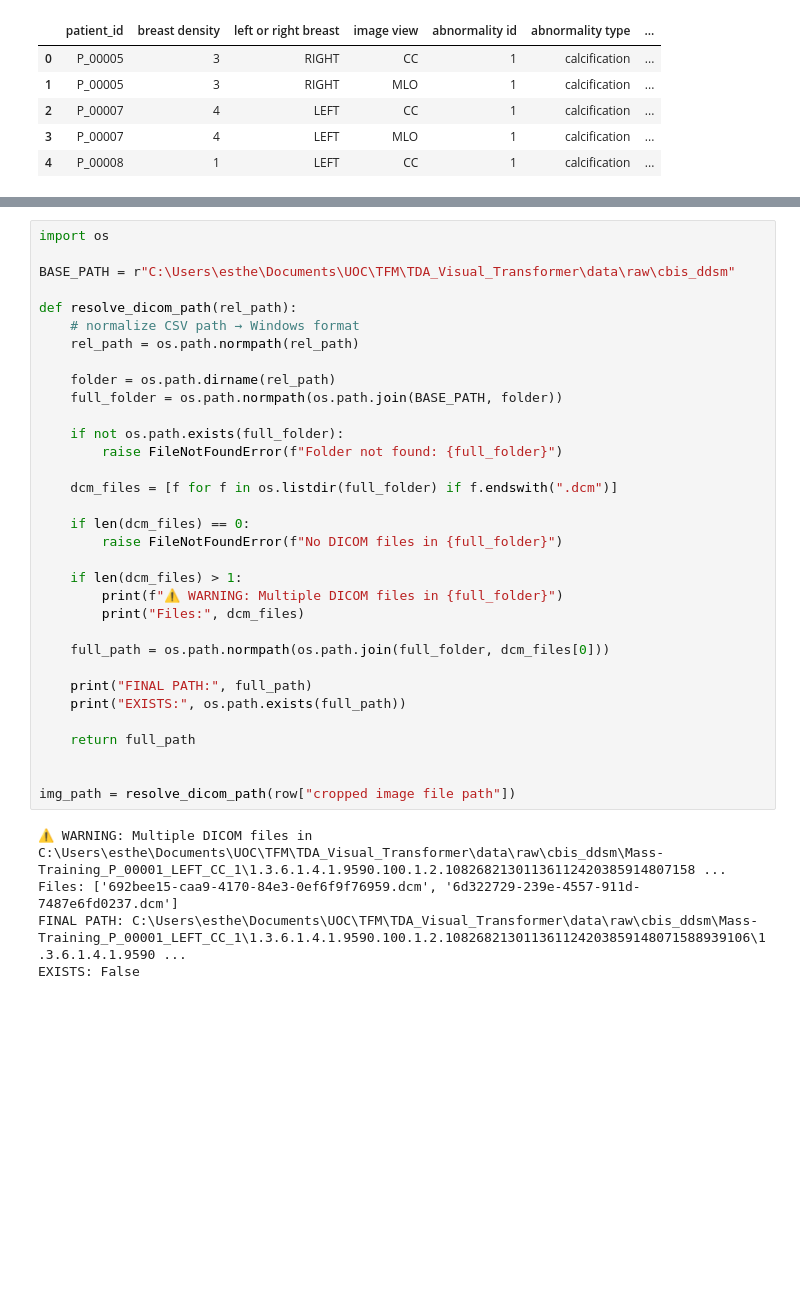
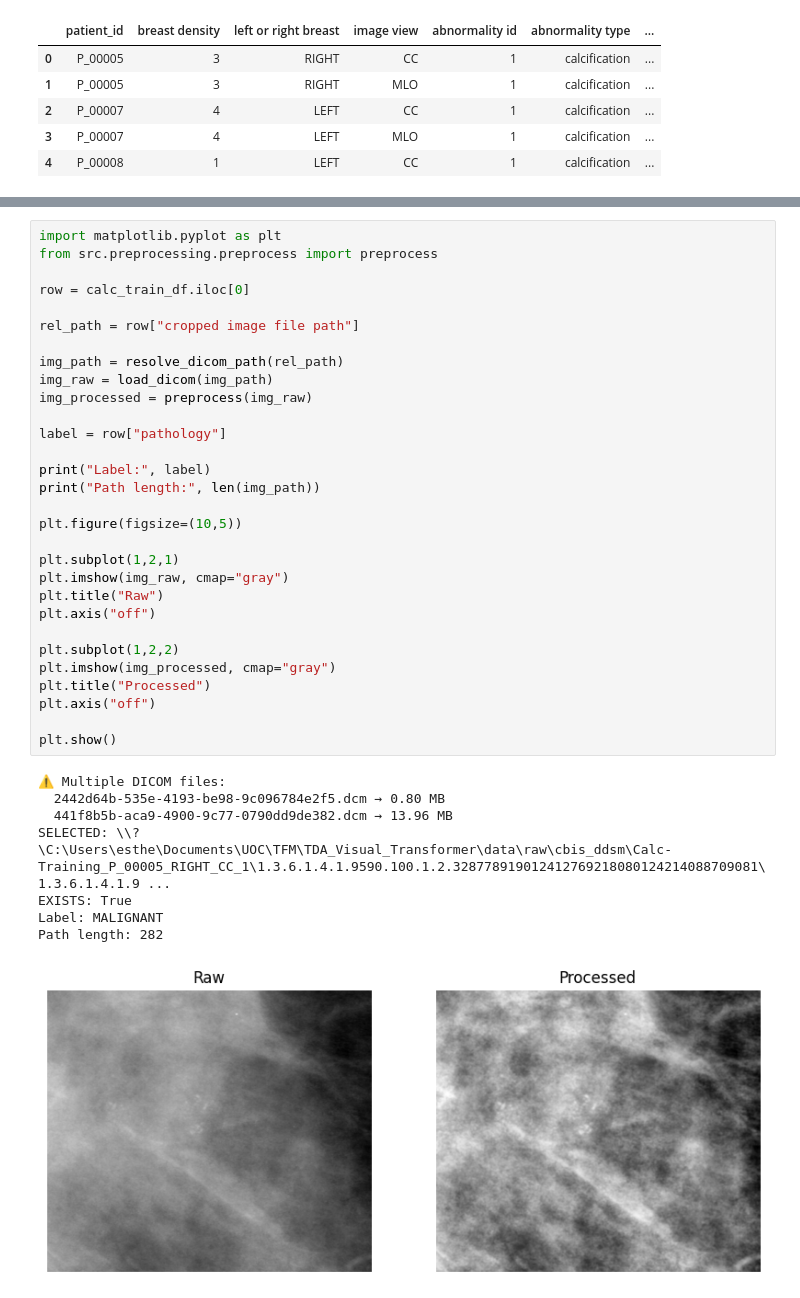
Before and after one commit to EstherRH00/TDA_Visual_Transformer, a Jupyter notebook: notebook.ipynb, the cells around one changed output, grey strips where cells are left out. Cells and saved outputs as stored; diff of their text form; blank space fills up the shorter version.

```diff
--- a/notebook.ipynb
+++ b/notebook.ipynb
@@ -177,38 +288,39 @@ CWD: c:\Users\esthe\Documents\UOC\TFM\TDA_Visual_Transformer
-# %%
-import os
-
-BASE_PATH = r"C:\Users\esthe\Documents\UOC\TFM\TDA_Visual_Transformer\data\raw\cbis_ddsm"
-
-def resolve_dicom_path(rel_path):
-    # normalize CSV path → Windows format
-    rel_path = os.path.normpath(rel_path)
-
-    folder = os.path.dirname(rel_path)
-    full_folder = os.path.normpath(os.path.join(BASE_PATH, folder))
-
-    if not os.path.exists(full_folder):
-        raise FileNotFoundError(f"Folder not found: {full_folder}")
-
-    dcm_files = [f for f in os.listdir(full_folder) if f.endswith(".dcm")]
-
-    if len(dcm_files) == 0:
-        raise FileNotFoundError(f"No DICOM files in {full_folder}")
-
-    if len(dcm_files) > 1:
-        print(f"⚠️ WARNING: Multiple DICOM files in {full_folder}")
-        print("Files:", dcm_files)
-
-    full_path = os.path.normpath(os.path.join(full_folder, dcm_files[0]))
-
-    print("FINAL PATH:", full_path)
-    print("EXISTS:", os.path.exists(full_path))
-
-    return full_path
-
-
-img_path = resolve_dicom_path(row["cropped image file path"])
-# %% [output]
-⚠️ WARNING: Multiple DICOM files in C:\Users\esthe\Documents\UOC\TFM\TDA_Visual_Transformer\data\raw\cbis_ddsm\Mass-Training_P_00001_LEFT_CC_1\1.3.6.1.4.1.9590.100.1.2.10826821301136112420385914807158 ...
-Files: ['692bee15-caa9-4170-84e3-0ef6f9f76959.dcm', '6d322729-239e-4557-911d-7487e6fd0237.dcm']
-FINAL PATH: C:\Users\esthe\Documents\UOC\TFM\TDA_Visual_Transformer\data\raw\cbis_ddsm\Mass-Training_P_00001_LEFT_CC_1\1.3.6.1.4.1.9590.100.1.2.108268213011361124203859148071588939106\1.3.6.1.4.1.9590 ...
-EXISTS: False
+# %%
+import matplotlib.pyplot as plt
+from src.preprocessing.preprocess import preprocess
+
+row = calc_train_df.iloc[0]
+
+rel_path = row["cropped image file path"]
+
+img_path = resolve_dicom_path(rel_path)
+img_raw = load_dicom(img_path)
+img_processed = preprocess(img_raw)
+
+label = row["pathology"]
+
+print("Label:", label)
+print("Path length:", len(img_path))
+
+plt.figure(figsize=(10,5))
+
+plt.subplot(1,2,1)
+plt.imshow(img_raw, cmap="gray")
+plt.title("Raw")
+plt.axis("off")
+
+plt.subplot(1,2,2)
+plt.imshow(img_processed, cmap="gray")
+plt.title("Processed")
+plt.axis("off")
+
+plt.show()
+# %% [output]
+⚠️ Multiple DICOM files:
+  2442d64b-535e-4193-be98-9c096784e2f5.dcm → 0.80 MB
+  441f8b5b-aca9-4900-9c77-0790dd9de382.dcm → 13.96 MB
+SELECTED: \\?\C:\Users\esthe\Documents\UOC\TFM\TDA_Visual_Transformer\data\raw\cbis_ddsm\Calc-Training_P_00005_RIGHT_CC_1\1.3.6.1.4.1.9590.100.1.2.328778919012412769218080124214088709081\1.3.6.1.4.1.9 ...
+EXISTS: True
+Label: MALIGNANT
+Path length: 282
+[figure, added]
```
Also changed, not shown: parts of 20 cells of this notebook, 3 other files.
